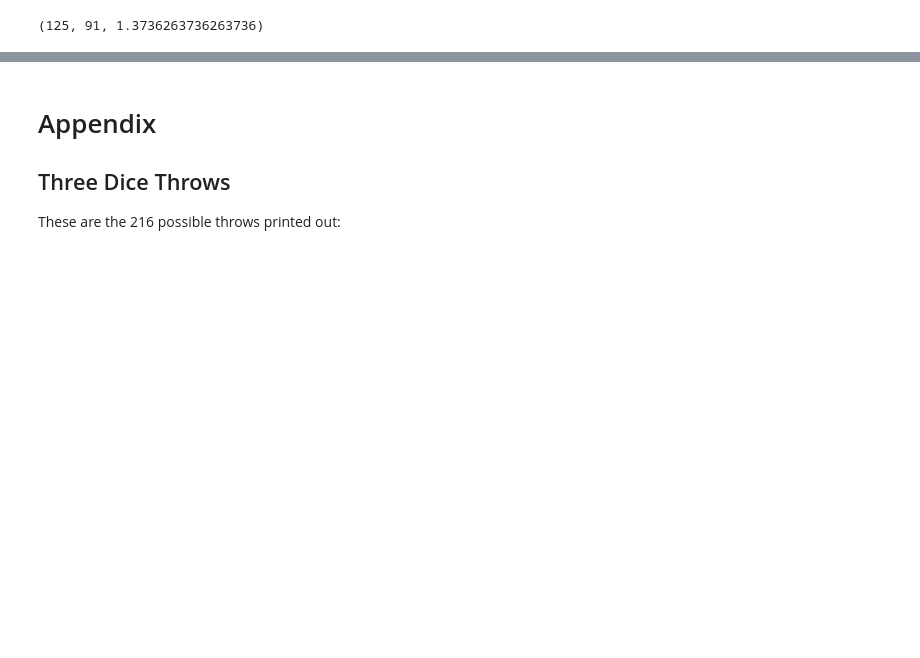
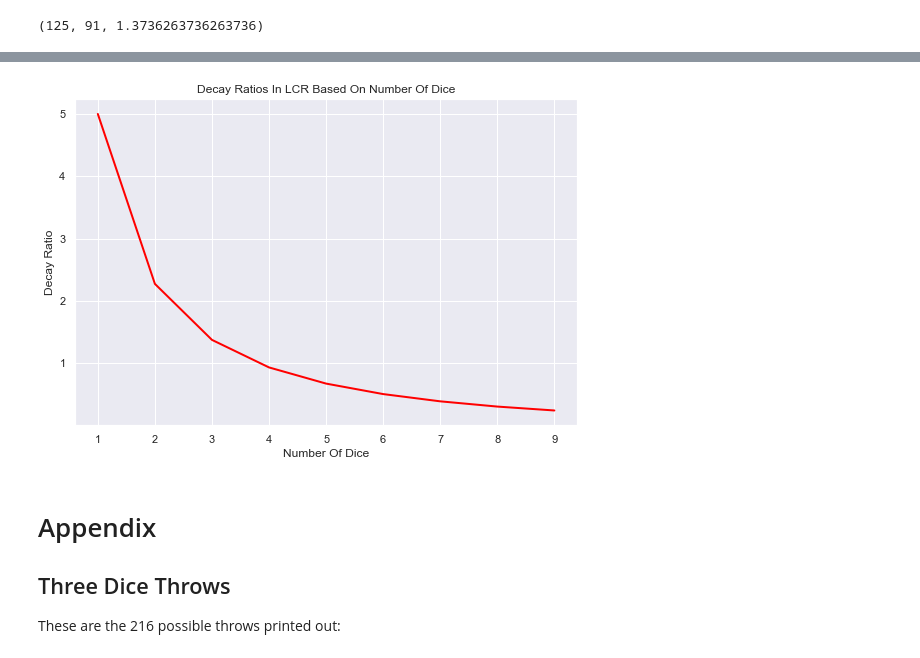
Before and after one commit to stevenzych/left_center_right_statistics, a Jupyter notebook: dice_throw_probabilities.ipynb, the cells around one changed output, grey strips where cells are left out. Drawn from its saved outputs; the diff is of its cells as text; code cells hidden in the pictures; blank space fills up the shorter version.

Commit message:
Calculate and plot decay ratios

```diff
--- a/dice_throw_probabilities.ipynb
+++ b/dice_throw_probabilities.ipynb
@@ -177,0 +184,5 @@ LCR_decay_calc(3)
+# %%
+# Create a dictionary to store rates of decay
+decay_dict = {}
+for i in range(1, 10):
+    decay_dict[i] = LCR_decay_calc(i)
@@ -178,3 +208,18 @@ LCR_decay_calc(3)
+# %%
+# Store the rates of decay in a list
+decay_rates = [x[2] for x in decay_dict.values()]
+# %%
+# Plot rates of decay
+sns.set_style('darkgrid')
+sns.set_context('notebook')
+plt.figure(figsize = (9,6))
+sns.lineplot(x = range(1,10), y = decay_rates, c = 'red', linewidth = 2)
+plt.xlabel("Number Of Dice")
+plt.ylabel("Decay Ratio")
+plt.title("Decay Ratios In LCR Based On Number Of Dice")
+plt.savefig("images/decay_ratios.png");
+# %% [output]
+[figure, added]
 # %% [markdown]
 # Appendix
 
```
Also changed, not shown: parts of 3 cells of this notebook.
